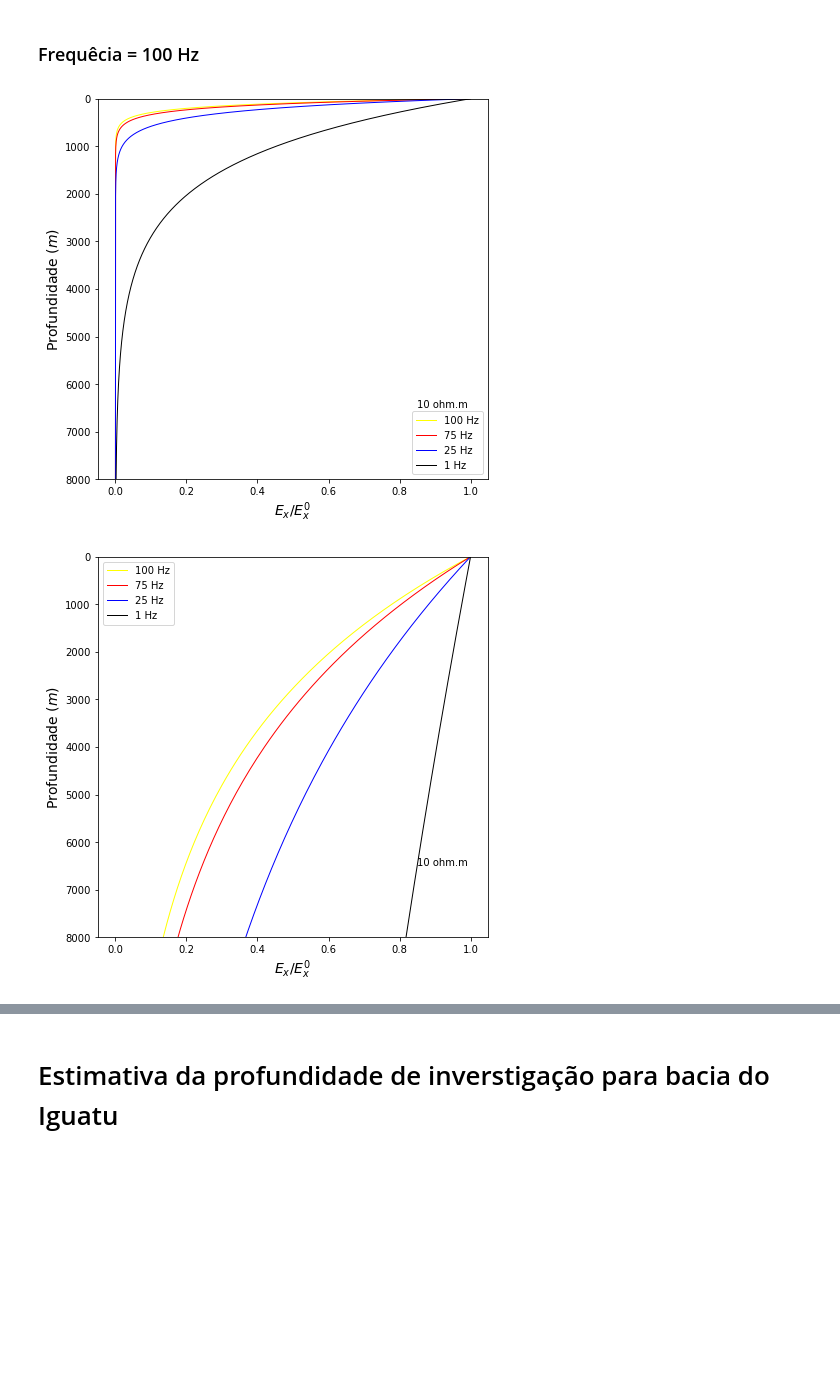
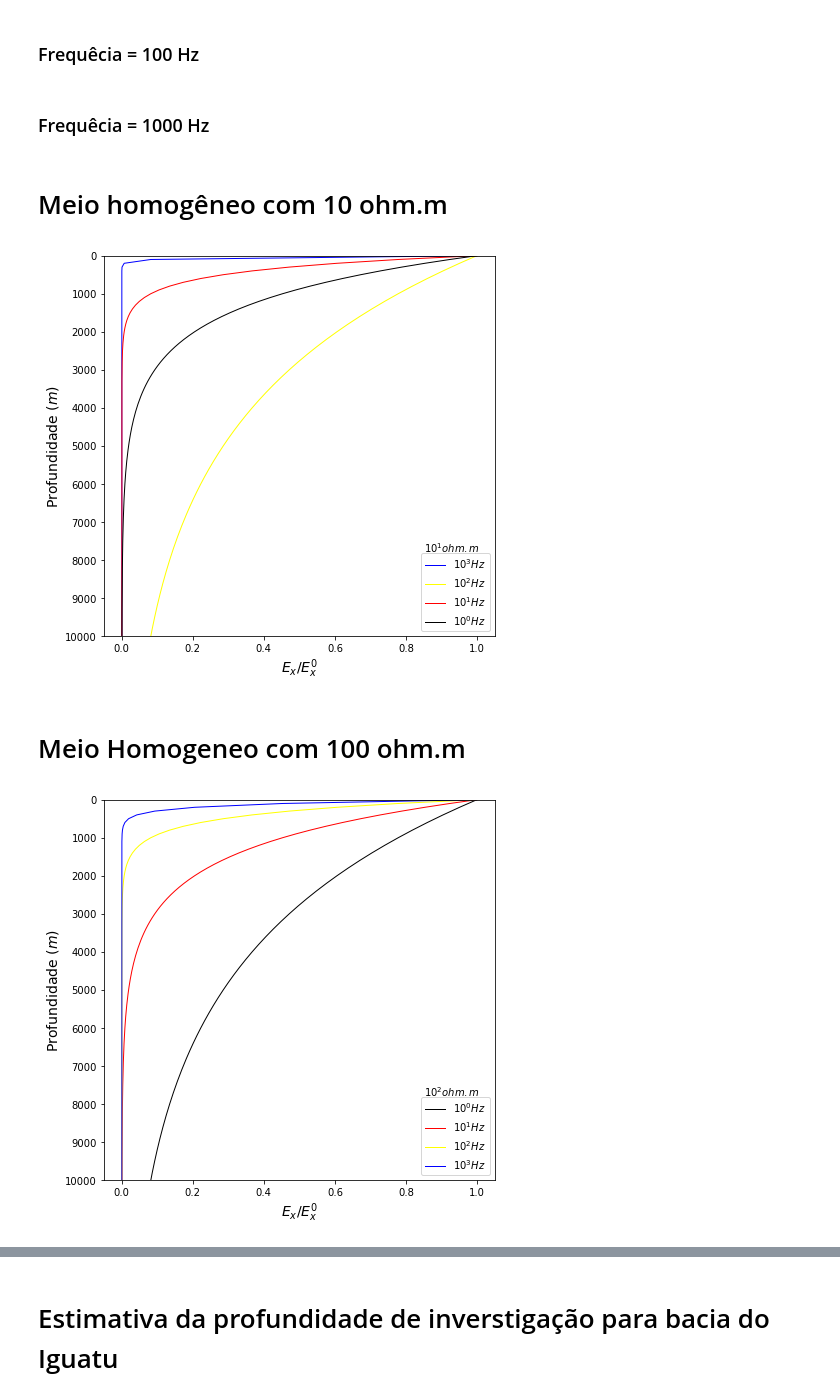
Before and after one commit to arturbenevides/MSc_Geophysics, a Jupyter notebook: Notebooks/Skin Depth.ipynb, the cells around one changed output, grey strips where cells are left out. Cells and saved outputs as stored; diff of their text form; code cells hidden in the pictures; blank space fills up the shorter version.

```diff
--- a/Notebooks/Skin Depth.ipynb
+++ b/Notebooks/Skin Depth.ipynb
@@ -54,6 +59,6 @@ Abaixo simulamos 3 situações distintas em que temos frequências iguais =  1 H
 # %%
-z=np.linspace(8000, 0, 1001) # Considerando um range de orofundidade escolhidas 0 até a profundidade de 8km com cada metro amostrado.
-v=np.linspace(80000, 0, 1001)
+z=np.linspace(100000, 0, 1001) # Considerando um range de orofundidade escolhidas 0 até a profundidade de 8km com cada metro amostrado.
+#v=np.linspace(1000, 0, 1001)
 mi=4*np.pi*10E-07
 
-condutividade=1/10 # Inverso da resistividade
+sig1=1/10 #condutividade
@@ -84,0 +85,2 @@ delta200=np.exp(-np.sqrt(frequencia2*mi*1/200)*z)
+# %% [markdown]
+### Frequêcia = 1000 Hz
@@ -85,62 +90,82 @@ delta200=np.exp(-np.sqrt(frequencia2*mi*1/200)*z)
+# %% [markdown]
+# Meio homogêneo com 10 ohm.m
 # %%
 fig = plt.figure(figsize=(7.0, 7.0))
 
-freq1 = plt.plot(delta2, z, label="100 Hz",
+
+freq1000 = plt.plot(delta13, z, label="$10^{3} Hz$",
+                 linestyle='solid', color='blue', linewidth=1)
+
+freq1 = plt.plot(delta2, z, label="$10^{2} Hz$",
                    linestyle='solid', color='yellow', linewidth=1)
-freq75 = plt.plot(delta75, z, label="75 Hz",
+freq10 = plt.plot(delta10, z, label="$10^{1} Hz$",
                    linestyle='solid', color='red', linewidth=1)
 
-freq25 = plt.plot(delta25, z, label="25 Hz",
-                 linestyle='solid', color='blue', linewidth=1)
-
-freq100 = plt.plot(delta1, z, label="1 Hz",
+freq100 = plt.plot(delta1, z, label="$10^{0} Hz$",
                    linestyle='solid', color='black', linewidth=1)
 
+#freq01 = plt.plot(delta01, v, label="0.1 Hz",linestyle='solid', color='green', linewidth=1)
 
 plt.legend()
 
 plt.ylabel('Profundidade $(m)$', fontsize=14)
 plt.xlabel('$E_{x} / E_{x}^{0}$', fontsize=14)
 
-plt.text(0.85,6500,"10 ohm.m", fontsize=10)
-plt.yticks(np.arange(0, 8001, 1000))
-
+plt.text(0.85,7800,"$10^{1} ohm.m$", fontsize=10)
+plt.yticks(np.arange(0, 100001, 1000))
+#plt.yscale('log')
 #plt.yticks(Profundidade (km), ["0.5", "1.0", "1.5", "2.0", "2.5", "3.0"])
 
-pylab.ylim([8000,0])
+pylab.ylim([10000,0])
 plt.show()
 
-fig.savefig('skindepth.png', dpi=600)
+fig.savefig('skindepth10.png', dpi=600)
 # %% [output]
-[figure, old version]
+[figure, new version]
+# %% [markdown]
+# Meio Homogeneo com 100 ohm.m
+# %%
+f1=0.1
+f2=1
+f3=10
+f4=100
+f5=1000
+# %%
+depth1=np.exp(-np.sqrt(f1*mi*1/200)*z)
+depth2=np.exp(-np.sqrt(f2*mi*1/200)*z)
+depth3=np.exp(-np.sqrt(f3*mi*1/200)*z)
+depth4=np.exp(-np.sqrt(f4*mi*1/200)*z)
+depth5=np.exp(-np.sqrt(f5*mi*1/200)*z)
 # %%
 fig = plt.figure(figsize=(7.0, 7.0))
 
-freq1 = plt.plot(delta200, v, label="100 Hz",
-                   linestyle='solid', color='yellow', linewidth=1)
-freq75 = plt.plot(delta750, v, label="75 Hz",
-                   linestyle='solid', color='red', linewidth=1)
+#freq01 = plt.plot(depth1, z, label="0.1 Hz",linestyle='solid', color='yellow', linewidth=1)
 
-freq25 = plt.plot(delta250, v, label="25 Hz",
-                 linestyle='solid', color='blue', linewidth=1)
-
-freq100 = plt.plot(delta11, v, label="1 Hz",
+freq1 = plt.plot(depth2, z, label="$10^{0} Hz$",
                    linestyle='solid', color='black', linewidth=1)
 
+freq10 = plt.plot(depth3, z, label="$10^{1} Hz$",
+                 linestyle='solid', color='red', linewidth=1)
+
+freq100 = plt.plot(depth4, z, label="$10^{2} Hz$",
+                   linestyle='solid', color='yellow', linewidth=1)
+
+freq1000 = plt.plot(depth5, z, label="$10^{3} Hz$",
+                   linestyle='solid', color='blue', linewidth=1)
 
 plt.legend()
 
 plt.ylabel('Profundidade $(m)$', fontsize=14)
 plt.xlabel('$E_{x} / E_{x}^{0}$', fontsize=14)
 
-plt.text(0.85,6500,"10 ohm.m", fontsize=10)
-plt.yticks(np.arange(0, 8001, 1000))
+plt.text(0.85,7800,"$10^{2} ohm.m$", fontsize=10)
+plt.yticks(np.arange(0, 100001, 1000))
 
 #plt.yticks(Profundidade (km), ["0.5", "1.0", "1.5", "2.0", "2.5", "3.0"])
-
-pylab.ylim([8000,0])
+#plt.yscale('log')
+pylab.ylim([10000,0])
 plt.show()
 
-fig.savefig('skindepth_!.png', dpi=600)
+fig.savefig('skindepth100.png', dpi=600)
 # %% [output]
-[figure, old version]
+[figure, new version]
```
Also changed, not shown: parts of 15 cells of this notebook.
